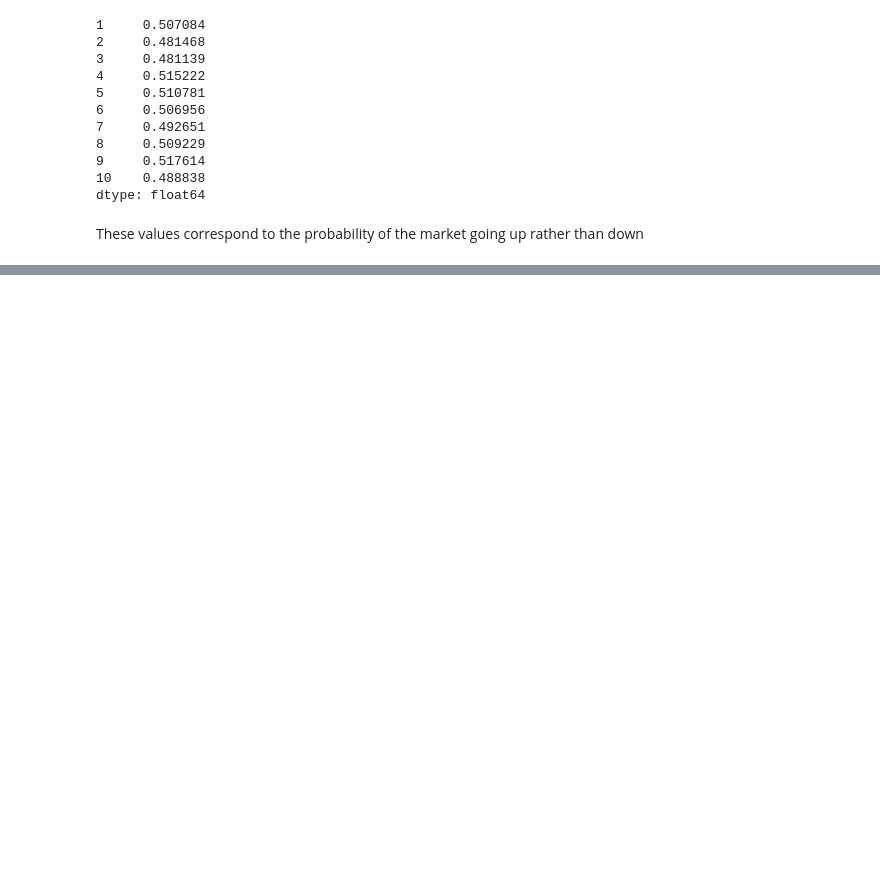
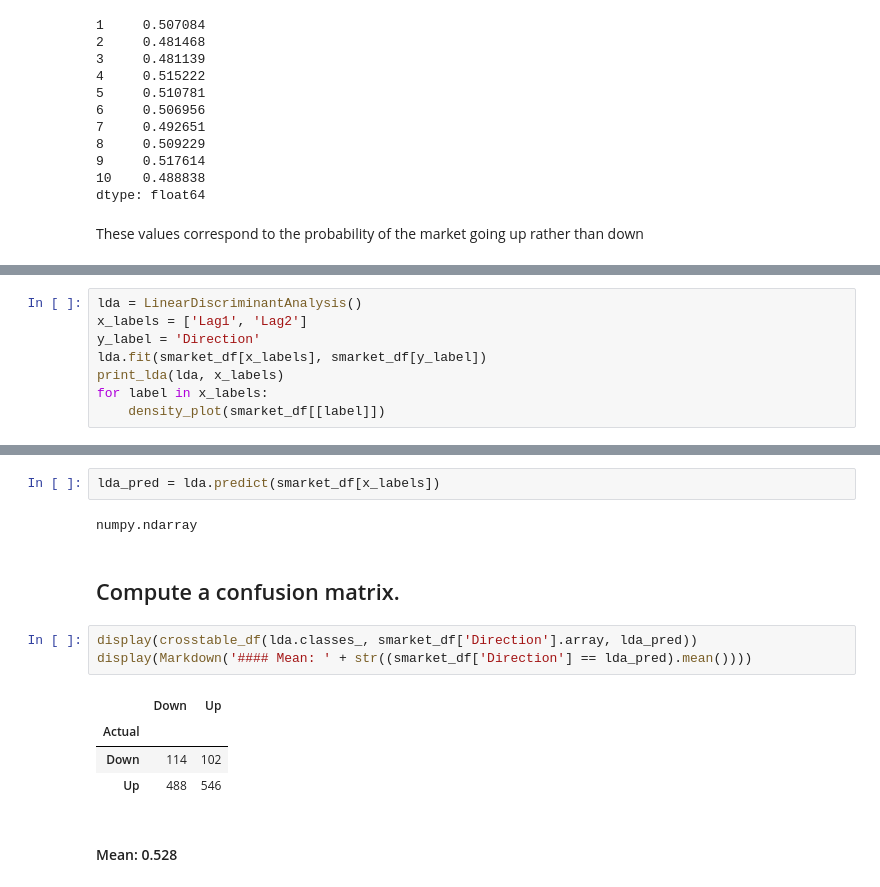
Before and after one commit to shevchenkobn/ml-practice, a Jupyter notebook: a4/a4.ipynb, the cells around one changed output, grey strips where cells are left out. Drawn from its saved outputs; the diff is of its cells as text; blank space fills up the shorter version.

```diff
--- a/a4/a4.ipynb
+++ b/a4/a4.ipynb
@@ -279,0 +374,8 @@ len(tuple(i for i in range(0, len(smarket_df)) if mod_pred.iloc[i]['Direction']
+# %%
+lda = LinearDiscriminantAnalysis()
+x_labels = ['Lag1', 'Lag2']
+y_label = 'Direction'
+lda.fit(smarket_df[x_labels], smarket_df[y_label])
+print_lda(lda, x_labels)
+for label in x_labels:
+    density_plot(smarket_df[[label]])
@@ -279,0 +410,15 @@ len(tuple(i for i in range(0, len(smarket_df)) if mod_pred.iloc[i]['Direction']
+# %%
+lda_pred = lda.predict(smarket_df[x_labels])
+# %% [output]
+numpy.ndarray
+# %% [markdown]
+## Compute a confusion matrix.
+# %%
+display(crosstable_df(lda.classes_, smarket_df['Direction'].array, lda_pred))
+display(Markdown('#### Mean: ' + str((smarket_df['Direction'] == lda_pred).mean())))
+# %% [output]
+|  | Down | Up |
+| Actual |  |  |
+| Down | 114 | 102 |
+| Up | 488 | 546 |
+#### Mean: 0.528
```
Also changed, not shown: parts of 20 cells of this notebook, 1 other file.
